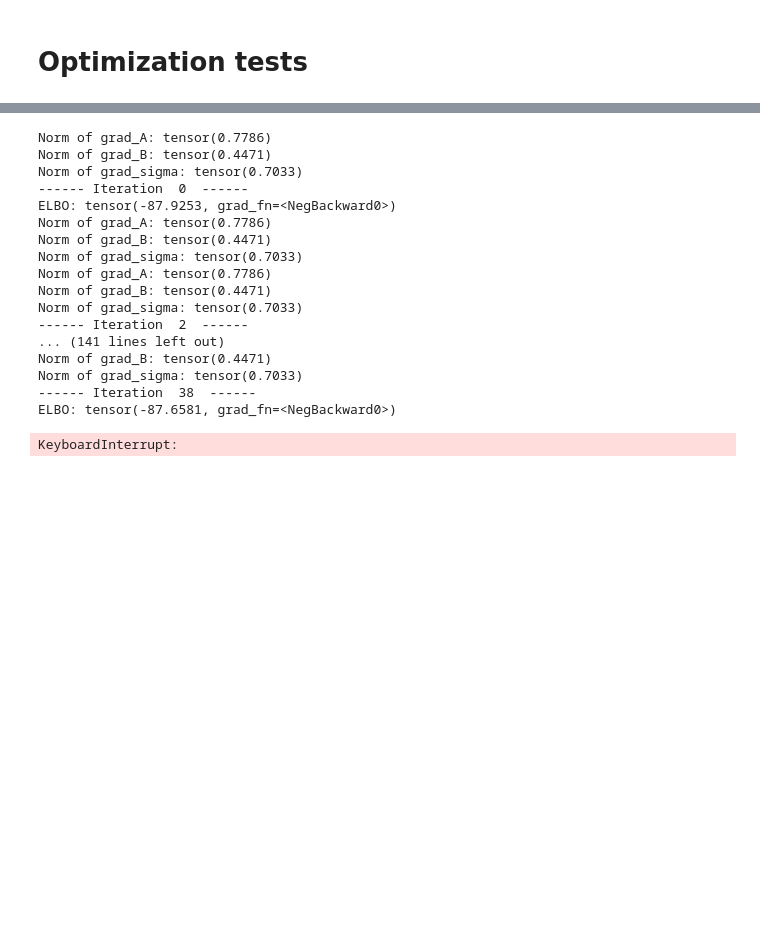
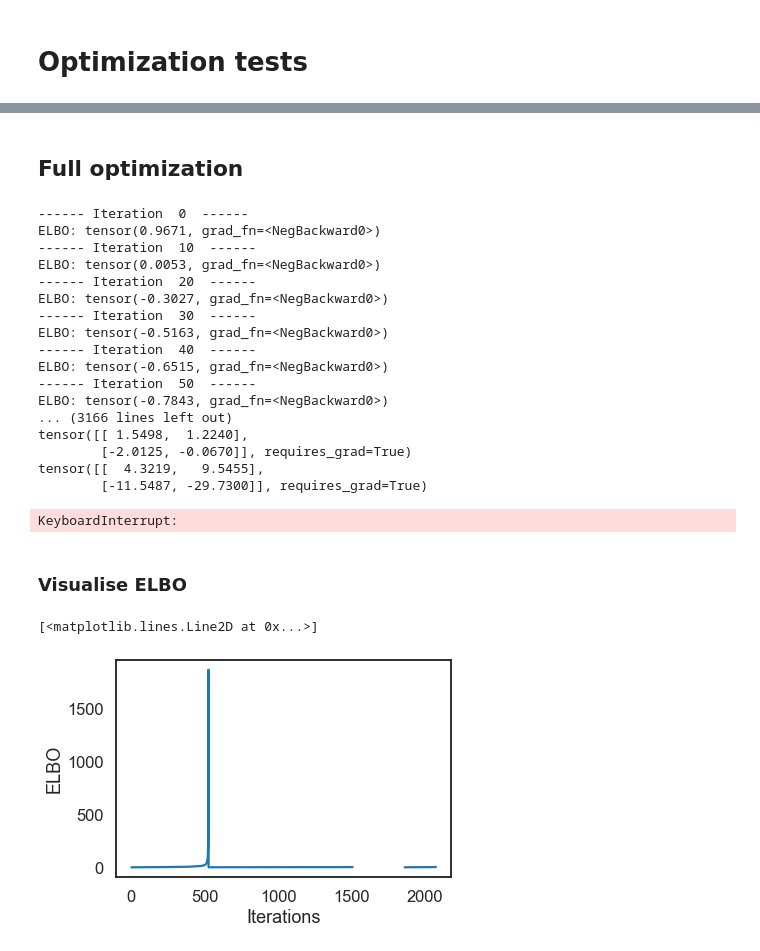
Before and after one commit to LinusBleistein/binary_ts, a Jupyter notebook: torch_structured_optim_softmax.ipynb, the cells around one changed output, grey strips where cells are left out. Drawn from its saved outputs; the diff is of its cells as text; code cells hidden in the pictures; blank space fills up the shorter version.

```diff
--- a/torch_structured_optim_softmax.ipynb
+++ b/torch_structured_optim_softmax.ipynb
@@ -678,21 +715,38 @@ bints.snapshot(N=2,T=5)
+# %% [markdown]
+## Full optimization
 # %%
-bints.full_optimization(lr=1e-12)
+bints.full_optimization(max_iter=2200,lr=5e-2)
 # %% [output]
-Norm of grad_A: tensor(0.7786)
-Norm of grad_B: tensor(0.4471)
-Norm of grad_sigma: tensor(0.7033)
 ------ Iteration  0  ------
-ELBO: tensor(-87.9253, grad_fn=<NegBackward0>)
-Norm of grad_A: tensor(0.7786)
-Norm of grad_B: tensor(0.4471)
-Norm of grad_sigma: tensor(0.7033)
-Norm of grad_A: tensor(0.7786)
-Norm of grad_B: tensor(0.4471)
-Norm of grad_sigma: tensor(0.7033)
------- Iteration  2  ------
-... (141 lines left out)
-Norm of grad_B: tensor(0.4471)
-Norm of grad_sigma: tensor(0.7033)
------- Iteration  38  ------
-ELBO: tensor(-87.6581, grad_fn=<NegBackward0>)
+ELBO: tensor(0.9671, grad_fn=<NegBackward0>)
+------ Iteration  10  ------
+ELBO: tensor(0.0053, grad_fn=<NegBackward0>)
+------ Iteration  20  ------
+ELBO: tensor(-0.3027, grad_fn=<NegBackward0>)
+------ Iteration  30  ------
+ELBO: tensor(-0.5163, grad_fn=<NegBackward0>)
+------ Iteration  40  ------
+ELBO: tensor(-0.6515, grad_fn=<NegBackward0>)
+------ Iteration  50  ------
+ELBO: tensor(-0.7843, grad_fn=<NegBackward0>)
+... (3166 lines left out)
+tensor([[ 1.5498,  1.2240],
+        [-2.0125, -0.0670]], requires_grad=True)
+tensor([[  4.3219,   9.5455],
+        [-11.5487, -29.7300]], requires_grad=True)
 KeyboardInterrupt:
+# %% [markdown]
+### Visualise ELBO
+# %%
+elbo = bints.elbo_track
+elbo = elbo.detach().numpy()
+f,ax=plt.subplots()
+ax.set_ylabel('ELBO')
+
+ax.set_xlabel('Iterations')
+#ax.set_yscale('log')
+ax.plot(elbo[0:
+            ])
+# %% [output]
+[<matplotlib.lines.Line2D at 0x...>]
+[figure, added]
```
Also changed, not shown: parts of 29 cells of this notebook.
